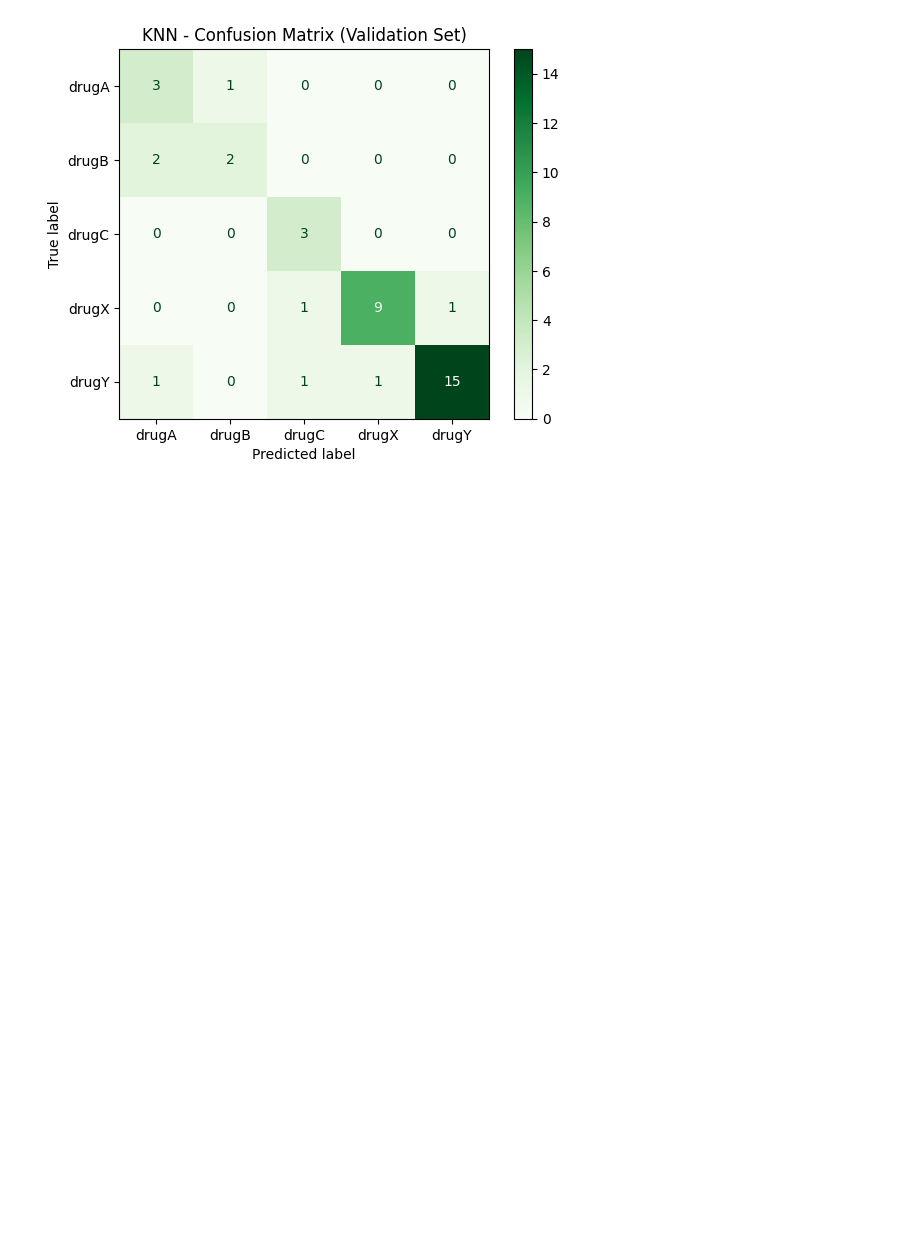
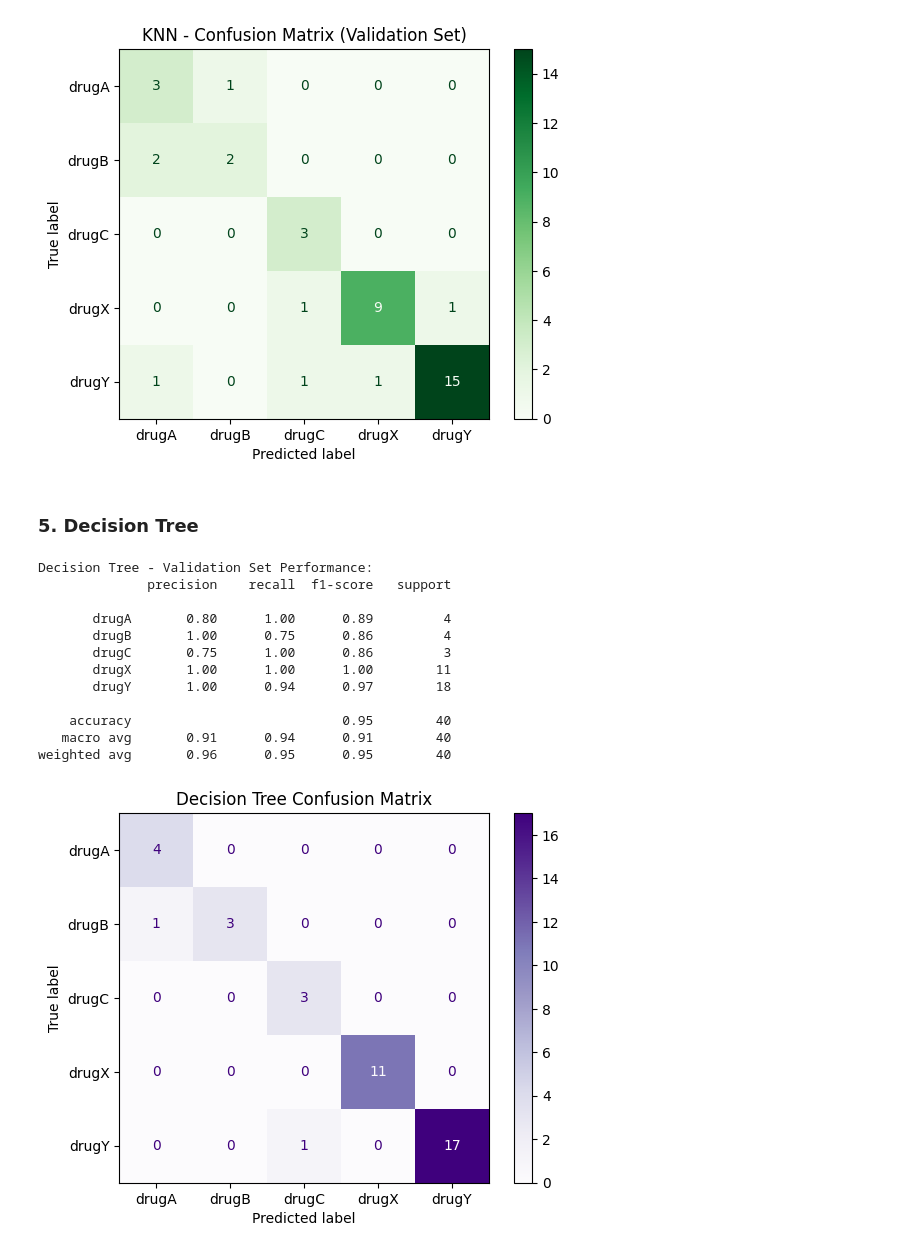
Before and after one commit to saadkhan710/Drug_Classification, a Jupyter notebook: Drug_ML.ipynb, the cells around one changed output. Cells and saved outputs as stored; diff of their text form; code cells hidden in the pictures; blank space fills up the shorter version.

Commit message:
Add Decision Tree

```diff
--- a/Drug_ML.ipynb
+++ b/Drug_ML.ipynb
@@ -754,3 +754,45 @@ KNN - Validation Set Performance:
    macro avg       0.72      0.78      0.73        40
 weighted avg       0.83      0.80      0.81        40
 [figure]
+# %% [markdown]
+### 5. Decision Tree
+# %%
+from sklearn.tree import DecisionTreeClassifier, plot_tree
+from sklearn.metrics import classification_report, confusion_matrix, ConfusionMatrixDisplay
+import matplotlib.pyplot as plt
+# Initialize Decision Tree with balanced class weights
+dt = DecisionTreeClassifier(
+    max_depth=5,              # Prevents overfitting
+    min_samples_split=10,     # Minimum samples to split a node
+    min_samples_leaf=5,       # Minimum samples at a leaf node
+    class_weight='balanced',  # Handles class imbalance
+    random_state=42
+)
+# Train the model
+dt.fit(X_train_prepared, y_train)
+# Predictions
+y_val_pred = dt.predict(X_val_prepared)
+# Evaluation
+print("Decision Tree - Validation Set Performance:")
+print(classification_report(y_val, y_val_pred))
+
+#Confusion Matrix Plot
+cm = confusion_matrix(y_val, y_val_pred)
+disp = ConfusionMatrixDisplay(confusion_matrix=cm, display_labels=dt.classes_)
+disp.plot(cmap='Purples')
+plt.title("Decision Tree Confusion Matrix")
+plt.show()
+# %% [output]
+Decision Tree - Validation Set Performance:
+              precision    recall  f1-score   support
+
+       drugA       0.80      1.00      0.89         4
+       drugB       1.00      0.75      0.86         4
+       drugC       0.75      1.00      0.86         3
+       drugX       1.00      1.00      1.00        11
+       drugY       1.00      0.94      0.97        18
+
+    accuracy                           0.95        40
+   macro avg       0.91      0.94      0.91        40
+weighted avg       0.96      0.95      0.95        40
+[figure, added]
```
Also changed, not shown: parts of 1 cell of this notebook.
